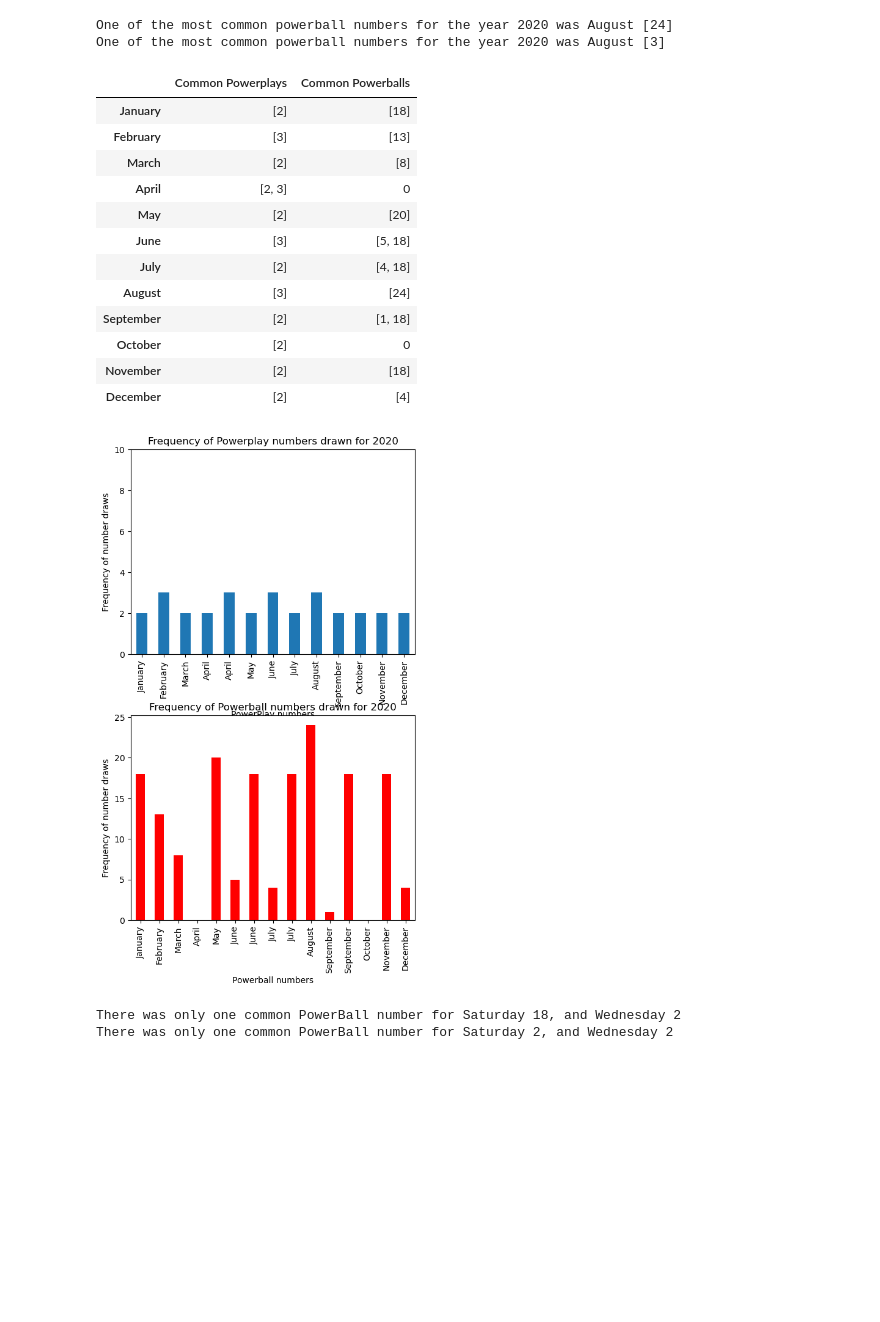
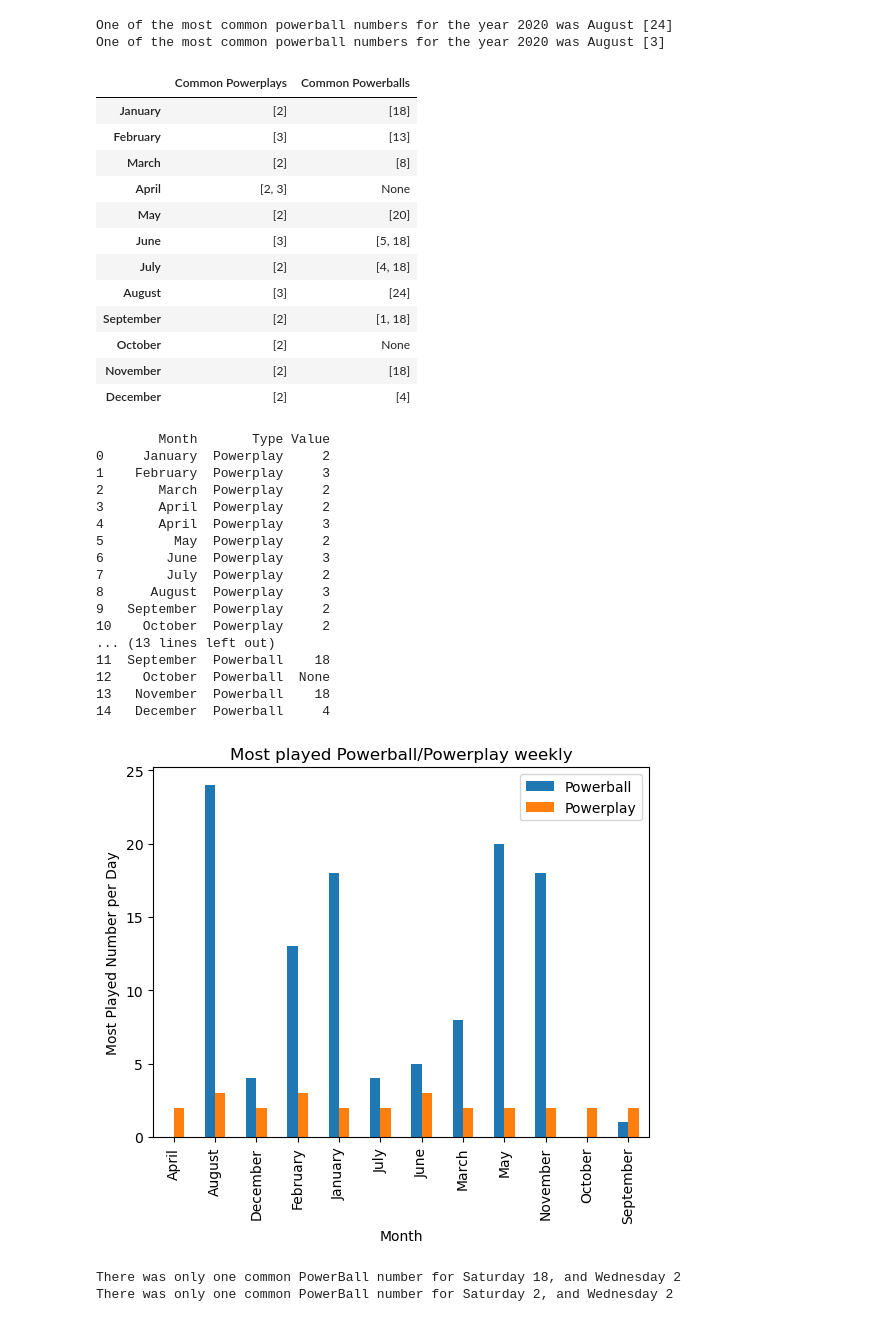
Before and after one commit to JLaydeJ/Project_1, a Jupyter notebook: 2020-2022 Washington State Lottery.ipynb, the cells around one changed output. Cells and saved outputs as stored; diff of their text form; code cells hidden in the pictures; blank space fills up the shorter version.

Commit message:
more minor changes, and addition of graphs

```diff
--- a/2020-2022 Washington State Lottery.ipynb
+++ b/2020-2022 Washington State Lottery.ipynb
@@ -113,7 +113,7 @@ for i in range(1,13):
 powerball_common_series_2020 = (pd.Series(powerball_common_2020))
 
 # use the .apply() function with the lambda function to perform a loop through all the series and store the modes that don't have mode = 1.
-cleaned_powerball_common_2020 = powerball_common_series_2020.apply(lambda x: x if len(x) != 9 else 0)
+cleaned_powerball_common_2020 = powerball_common_series_2020.apply(lambda x: x if len(x) != 9 else None)
 
 # I utilized pd.DataFrame.from_dict() from https://pandas.pydata.org/docs/reference/api/pandas.DataFrame.from_dict.html
 # to convert my dictionary from my for loop into a DataFrame.
@@ -152,7 +152,7 @@ for i in range(1, 13):
 powerplay_common_series_2020 = pd.Series(powerplay_common_2020)
 
 # use the .apply() function with the lambda function to perform a loop through all the series and store the modes that don't have mode = 1.
-cleaned_powerplay_common_2020 = powerplay_common_series_2020.apply(lambda x: x if len(x) != 9 else 0)
+cleaned_powerplay_common_2020 = powerplay_common_series_2020.apply(lambda x: x if len(x) != 9 else None)
 
 # I utilized pd.DataFrame.from_dict() from https://pandas.pydata.org/docs/reference/api/pandas.DataFrame.from_dict.html
 # to convert my dictionary from my for loop into a DataFrame.
@@ -181,38 +181,61 @@ combined_common_months_2020
 | January | [2] | [18] |
 | February | [3] | [13] |
 | March | [2] | [8] |
-| April | [2, 3] | 0 |
+| April | [2, 3] | None |
 | May | [2] | [20] |
 | June | [3] | [5, 18] |
 | July | [2] | [4, 18] |
 | August | [3] | [24] |
 | September | [2] | [1, 18] |
-| October | [2] | 0 |
+| October | [2] | None |
 | November | [2] | [18] |
 | December | [2] | [4] |
 # %%
-# Convert the lists of numbers in the 'Common Powerplays' column into a single list of numbers
+# question 2 Graphed
+
+# Explode my combined_common_months_2020 so that I can put it back into a dataframe that is more malleable for graphing
 powerplay_nums = combined_common_months_2020['Common Powerplays'].explode()
 powerball_nums = combined_common_months_2020['Common Powerballs'].explode()
 
-#define subplot layout
-fig, axes = plt.subplots(nrows=2, ncols=1, figsize = (6,10))
 
-#add DataFrames to subplots
-powerplay_nums.plot(kind='bar', xlabel = 'PowerPlay numbers', ylabel = 'Frequency of number draws',
-                      title = 'Frequency of Powerplay numbers drawn for 2020', ax=axes[0])
-powerball_nums.plot(kind='bar', xlabel = 'Powerball numbers', ylabel = 'Frequency of number draws',
-                      title = 'Frequency of Powerball numbers drawn for 2020', color = 'r', ax=axes[1])
+# Create a new DataFrame with the exploded data
+powerplay_nums_2020 = pd.DataFrame({'Month': powerplay_nums.index, 'Type': 'Powerplay', 'Value': powerplay_nums.values})
+powerball_nums_2020 = pd.DataFrame({'Month': powerball_nums.index, 'Type': 'Powerball', 'Value': powerball_nums.values})
 
-# Adjust the spacing between the subplots
-plt.subplots_adjust(hspace=0.3)
+powerplay_powerball_nums_2020 = pd.concat([powerplay_nums_2020, powerball_nums_2020], axis = 0)
 
-# Set the y-axis limit for the first subplot
-axes[0].set_ylim([0, 10])
+print(powerplay_powerball_nums_2020)
+# https://pandas.pydata.org/docs/reference/api/pandas.pivot_table.html, https://pandas.pydata.org/pandas-docs/stable/user_guide/reshaping.html#reshaping-pivot
+# Index is set to 'Month' in powerplay_powerball_nums_2020
+# Columns is set to 'Type' from powerplay_powerball_nums_2020 (powerball, powerplay)
+# values is set to 'Value' column which is the powerplay numbers and powerball numbers respectively.
+# The aggfunc took longer to figure out, it takes the first non-null value for each index and column values
 
+powerplay_powerball_nums_2020.pivot_table(index='Month', columns='Type', values='Value', aggfunc='first').plot(kind='bar')
+plt.ylabel('Most Played Number per Day')
+plt.title('Most played Powerball/Powerplay weekly')
+plt.xticks(rotation=90)
+plt.legend(title=None)
 plt.show()
 # %% [output]
+        Month       Type Value
+0     January  Powerplay     2
+1    February  Powerplay     3
+2       March  Powerplay     2
+3       April  Powerplay     2
+4       April  Powerplay     3
+5         May  Powerplay     2
+6        June  Powerplay     3
+7        July  Powerplay     2
+8      August  Powerplay     3
+9   September  Powerplay     2
+10    October  Powerplay     2
+... (13 lines left out)
+11  September  Powerball    18
+12    October  Powerball  None
+13   November  Powerball    18
+14   December  Powerball     4
-[figure, old version]
+[figure, new version]
 # %%
 # generate a new dataframe to hold year data for weekday, powerplay, powerball
 year_tot_common_2020 = wa_lottery_df_2020.copy()
```
Also changed, not shown: parts of 18 cells of this notebook, 3 other files.
